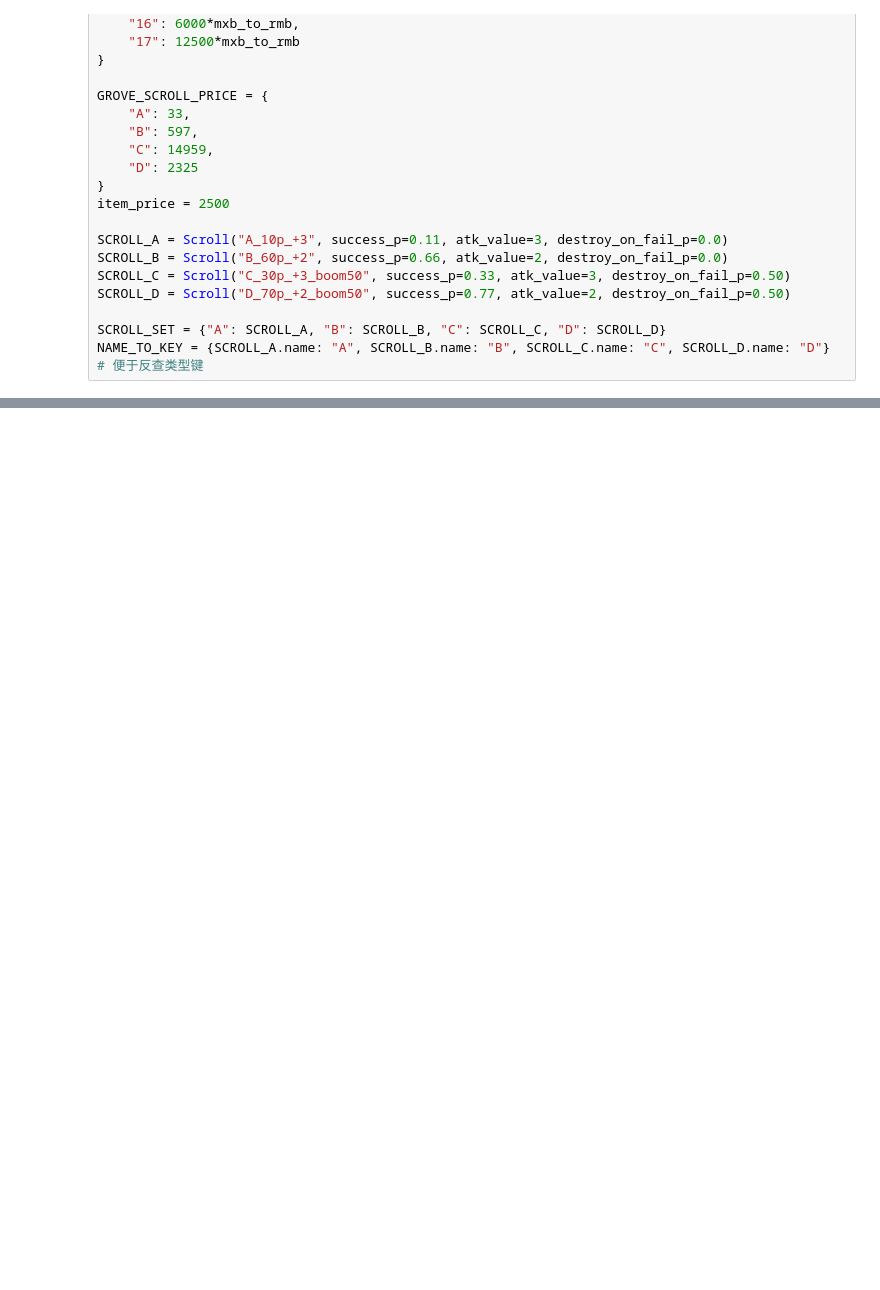
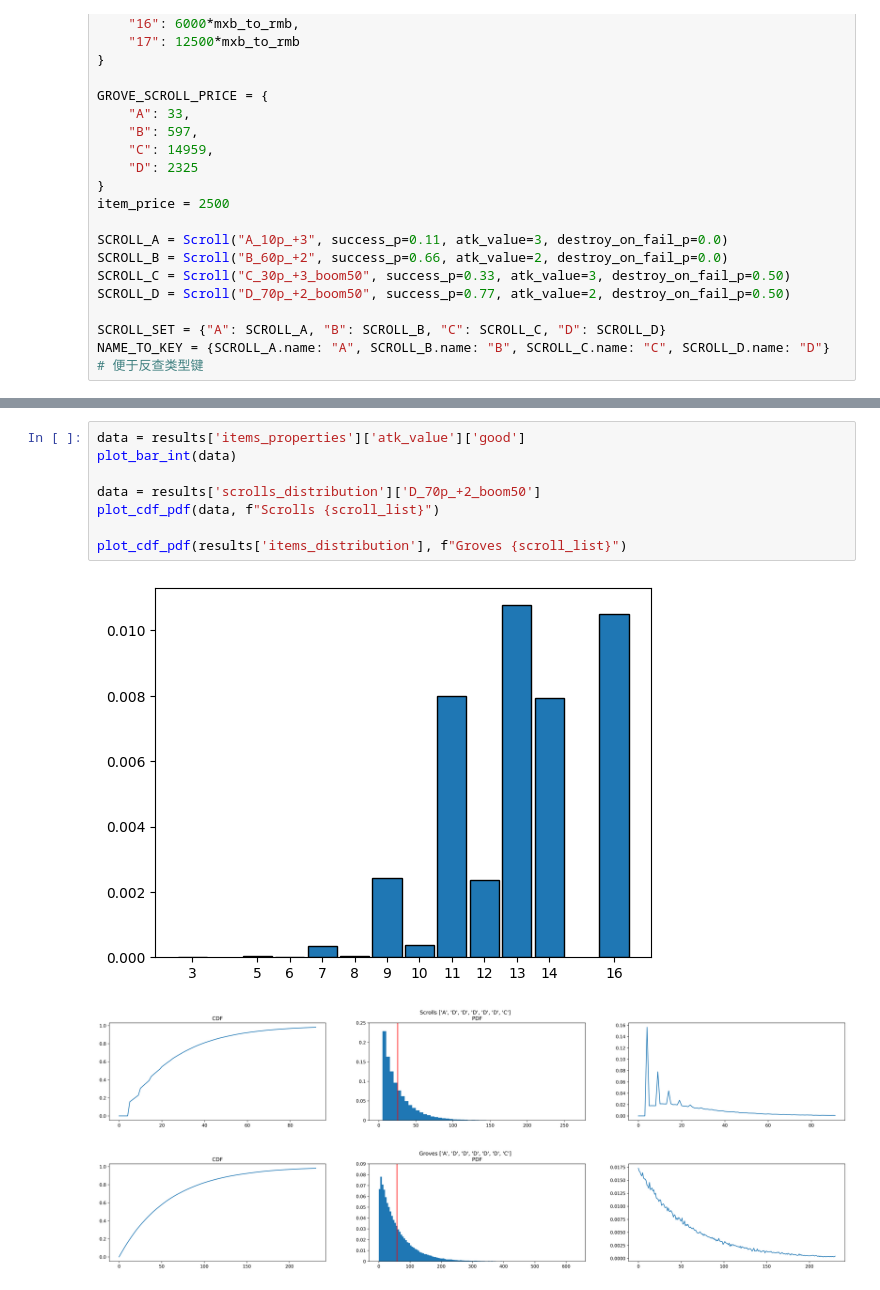
Before and after one commit to Jianshu-L/MapleStory, a Jupyter notebook: MonteCarlo.ipynb, the cells around one changed output, grey strips where cells are left out. Cells and saved outputs as stored; diff of their text form; blank space fills up the shorter version.

```diff
--- a/MonteCarlo.ipynb
+++ b/MonteCarlo.ipynb
@@ -137,0 +334,12 @@ plot_cdf_pdf(results['items_distribution'], "Groves D-D-D-D-D-D-D")
+# %%
+data = results['items_properties']['atk_value']['good']
+plot_bar_int(data)
+
+data = results['scrolls_distribution']['D_70p_+2_boom50']
+plot_cdf_pdf(data, f"Scrolls {scroll_list}")
+
+plot_cdf_pdf(results['items_distribution'], f"Groves {scroll_list}")
+# %% [output]
+[figure, added]
+[figure, added]
+[figure, added]
```
Also changed, not shown: parts of 11 cells of this notebook, 4 other files.
